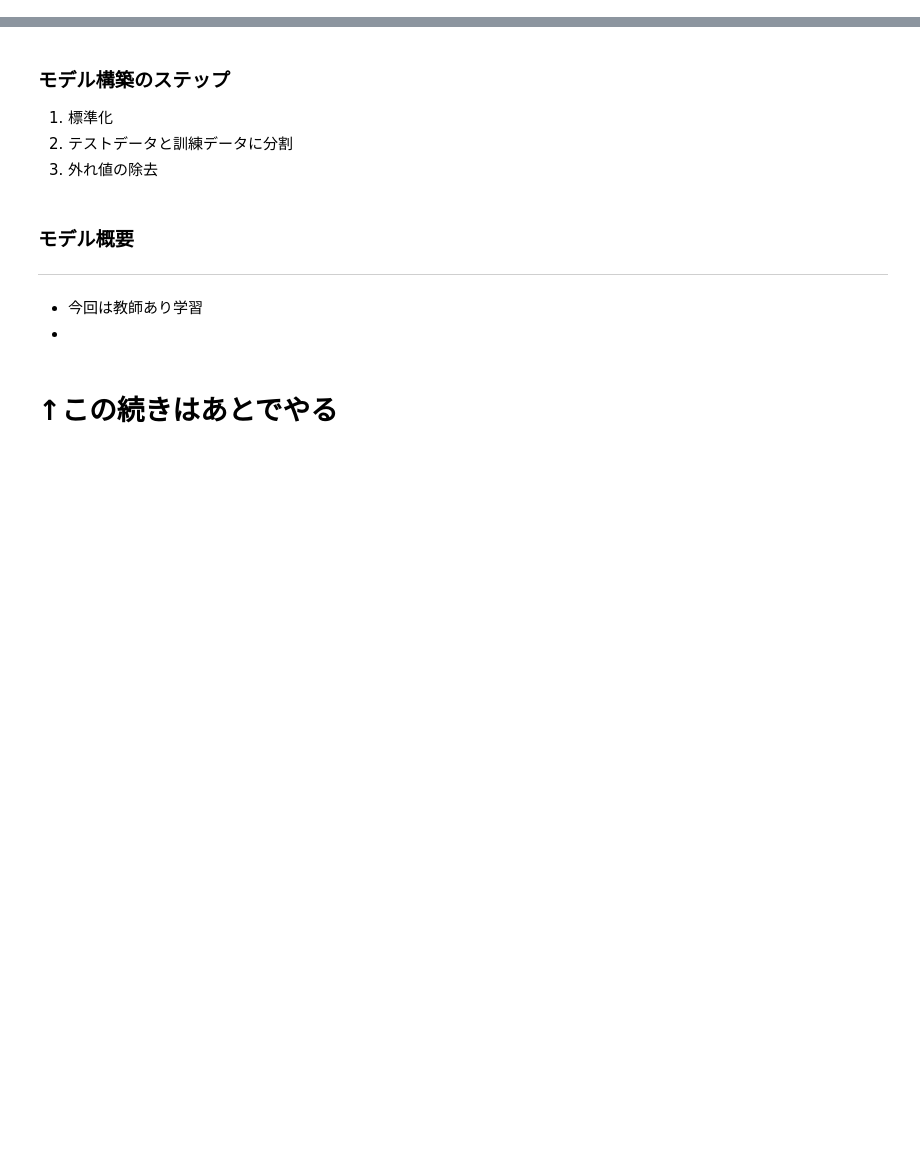
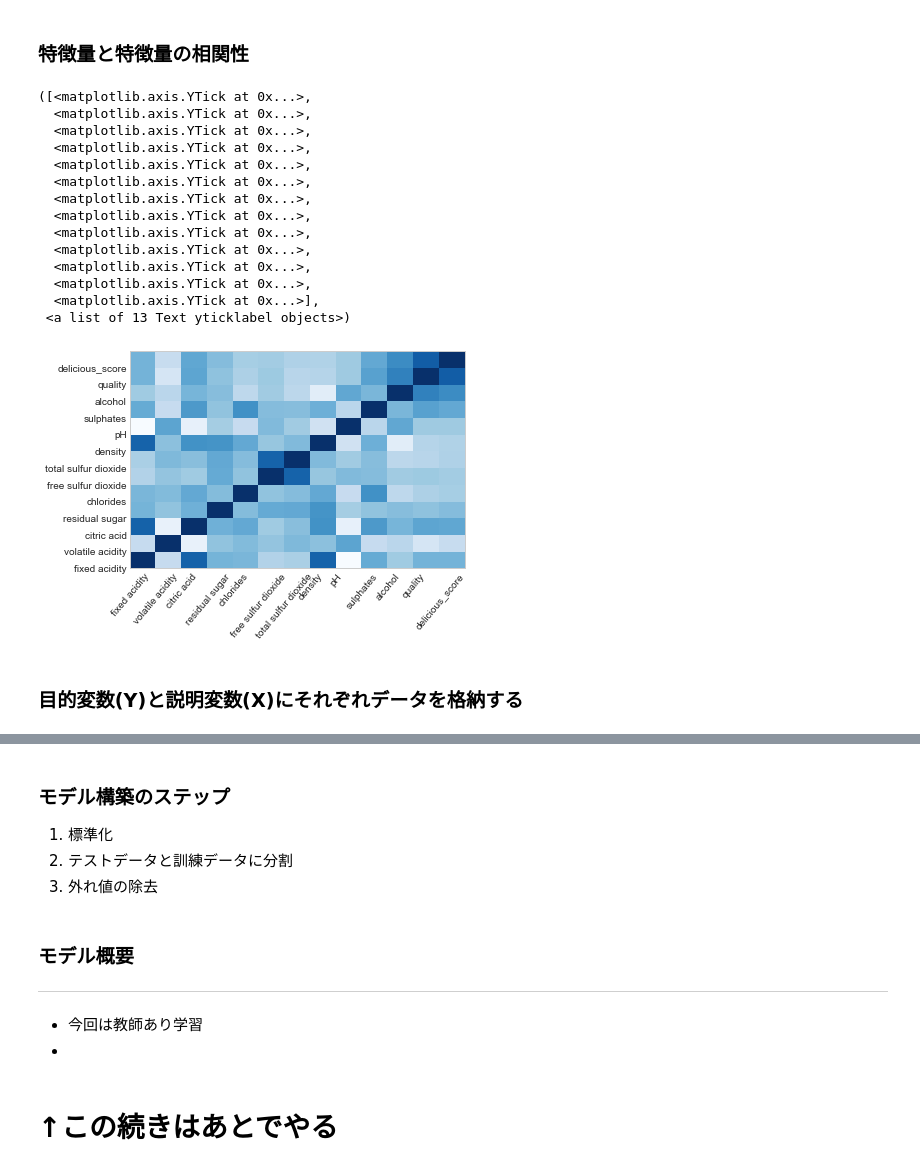
Before and after one commit to pco2699/NullSuck-AI, a Jupyter notebook: analytics/workspace/04_モデル作成.ipynb, the cells around one changed output, grey strips where cells are left out. Saved outputs shown, nothing was run; the diff lists cells and outputs as text; code cells hidden in the pictures; blank space fills up the shorter version.

```diff
--- a/analytics/workspace/04_モデル作成.ipynb
+++ b/analytics/workspace/04_モデル作成.ipynb
@@ -10,0 +77,24 @@ df = pd.read_csv("dataset/winequality-red.csv", sep=";")
+# %% [markdown]
+### 特徴量と特徴量の相関性
+# %%
+plt.pcolor(df.corr(), cmap="Blues")
+plt.xticks(range(0, len(df.columns)), df.columns, rotation=50)
+plt.yticks(range(0, len(df.columns)), df.columns, rotation=0)
+# %% [output]
+([<matplotlib.axis.YTick at 0x...>,
+  <matplotlib.axis.YTick at 0x...>,
+  <matplotlib.axis.YTick at 0x...>,
+  <matplotlib.axis.YTick at 0x...>,
+  <matplotlib.axis.YTick at 0x...>,
+  <matplotlib.axis.YTick at 0x...>,
+  <matplotlib.axis.YTick at 0x...>,
+  <matplotlib.axis.YTick at 0x...>,
+  <matplotlib.axis.YTick at 0x...>,
+  <matplotlib.axis.YTick at 0x...>,
+  <matplotlib.axis.YTick at 0x...>,
+  <matplotlib.axis.YTick at 0x...>,
+  <matplotlib.axis.YTick at 0x...>],
+ <a list of 13 Text yticklabel objects>)
+[figure, added]
+# %% [markdown]
+### 目的変数(Y)と説明変数(X)にそれぞれデータを格納する
```
Also changed, not shown: parts of 29 cells of this notebook, 4 other files.
